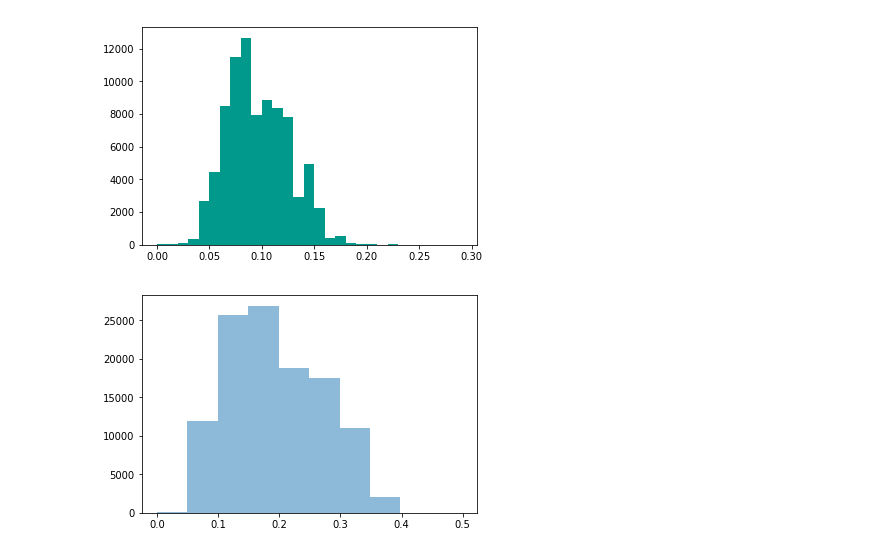
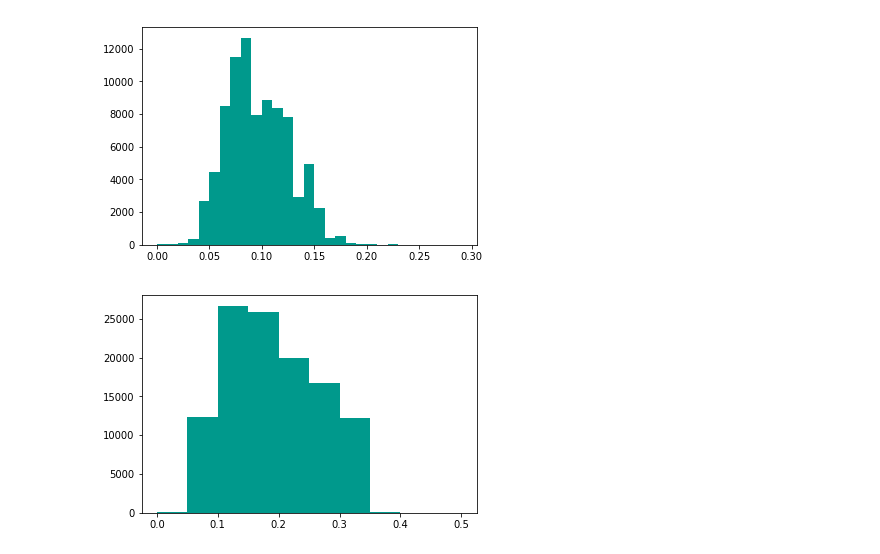
Before and after one commit to jovanmedfordDataAnalyst/loan-data-from-prosper, a Jupyter notebook: loan-analysis.ipynb, the cells around one changed output. Drawn from its saved outputs; the diff is of its cells as text; code cells hidden in the pictures.

Commit message:
chore: Change bin size on BorrowerRate hist

```diff
--- a/loan-analysis.ipynb
+++ b/loan-analysis.ipynb
@@ -130,10 +130,11 @@ bin_edges=np.arange(0,max(loans["EstimatedReturn"].dropna())+0.01,0.01)
 plt.hist(loans["EstimatedReturn"].dropna(), bins = bin_edges, color = '#00998c');
 # %% [output]
 [figure]
-# %%
-plt.hist(loans["BorrowerRate"],alpha = 0.5);
-# %% [output]
-[figure, removed]
+# %%
+bin_edges=np.arange(0,max(loans["BorrowerRate"])+0.05,0.05)
+plt.hist(loans["BorrowerRate"], bins=bin_edges, color = '#00998c');
+# %% [output]
+[figure, added]
 # %%
 plt.hist(loans['StatedMonthlyIncome'], bins = 1000);
 # %% [output]
```
Also changed, not shown: parts of 1 cell of this notebook.
